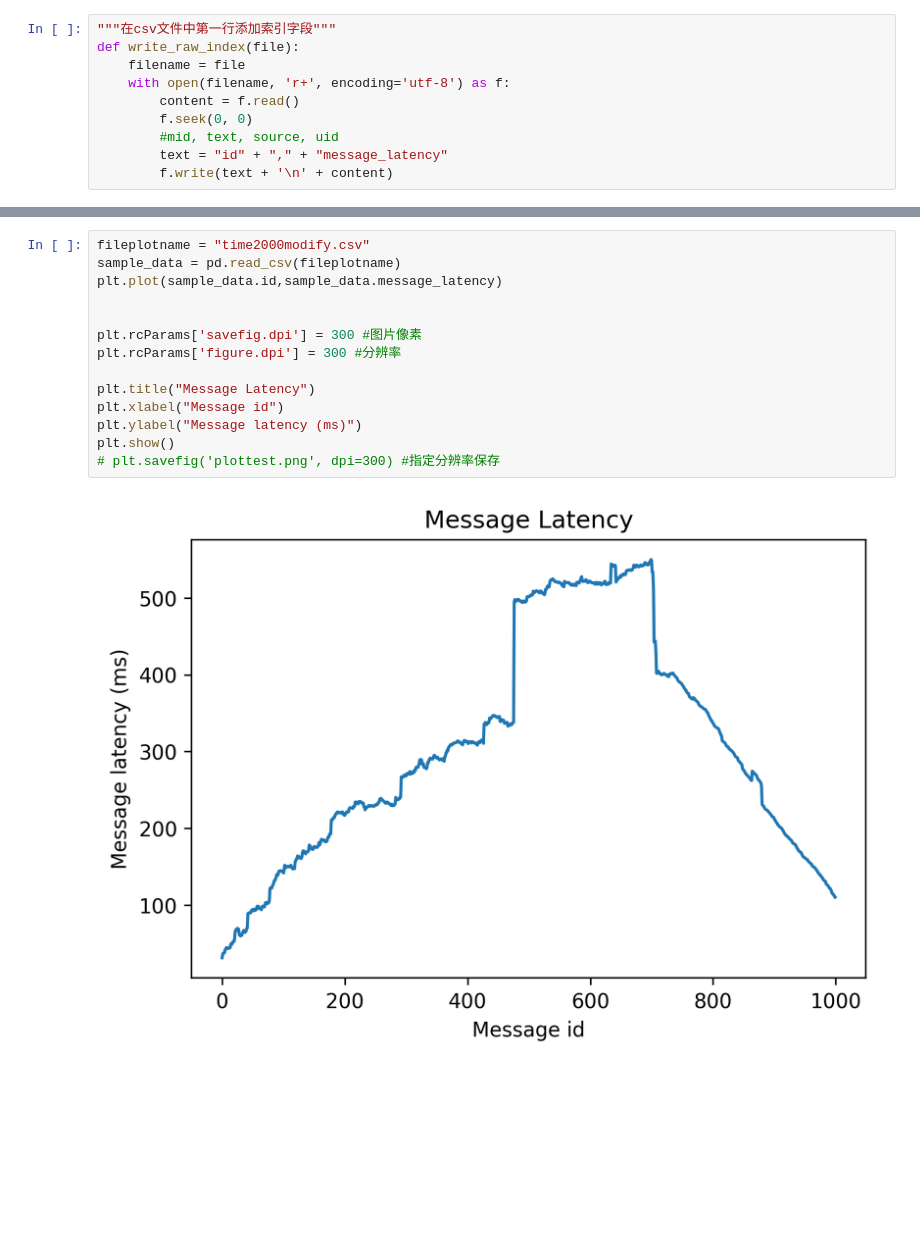
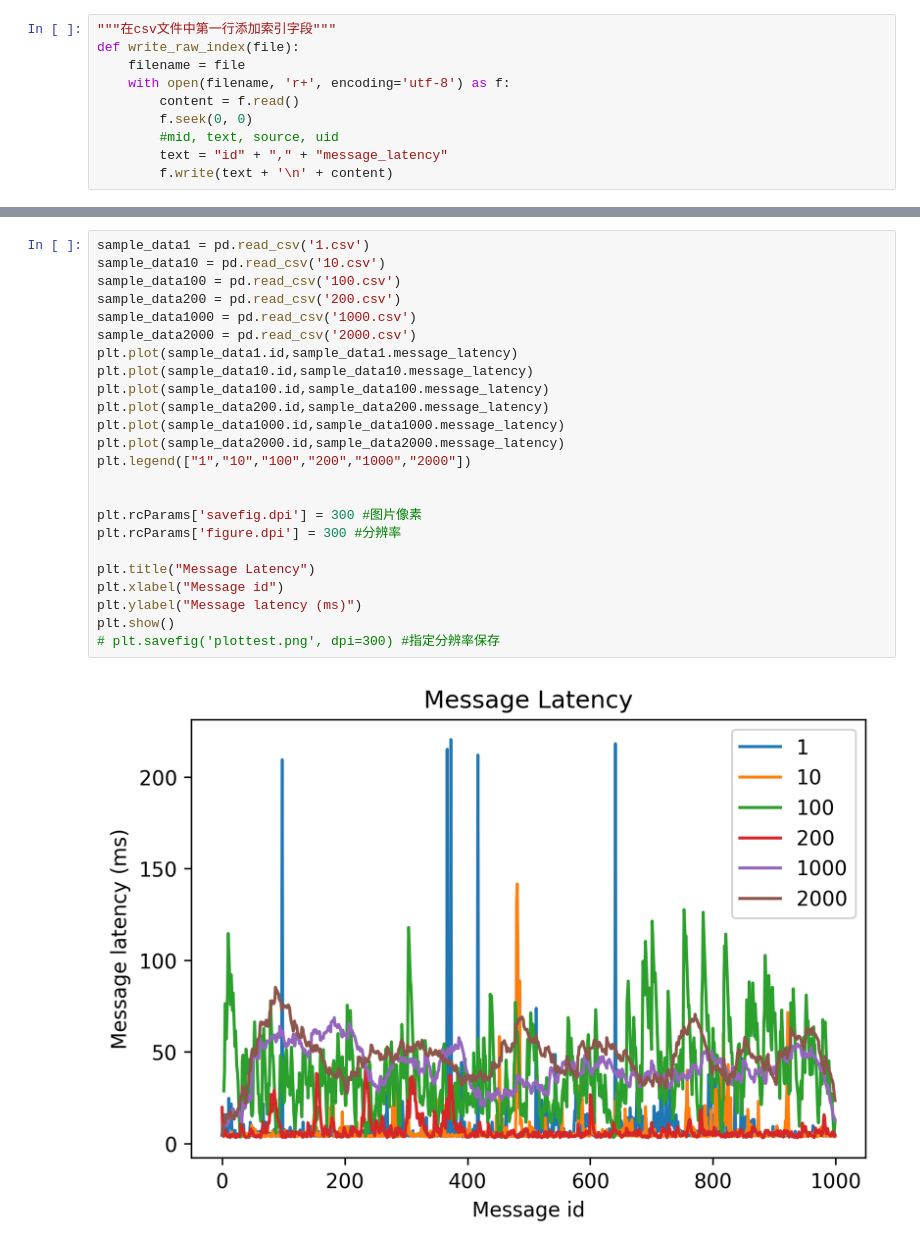
Before and after one commit to chongbin007/Master_project_Chongbin, a Jupyter notebook: experiments/experiment2/ros1_result/csvPlot.ipynb, the cells around one changed output, grey strips where cells are left out. Drawn from its saved outputs; the diff is of its cells as text; blank space fills up the shorter version.

```diff
--- a/experiments/experiment2/ros1_result/csvPlot.ipynb
+++ b/experiments/experiment2/ros1_result/csvPlot.ipynb
@@ -47,16 +64,26 @@ with open(filename,"r+") as f:
 # %%
-fileplotname = "time2000modify.csv"
-sample_data = pd.read_csv(fileplotname)
-plt.plot(sample_data.id,sample_data.message_latency)
+sample_data1 = pd.read_csv('1.csv')
+sample_data10 = pd.read_csv('10.csv')
+sample_data100 = pd.read_csv('100.csv')
+sample_data200 = pd.read_csv('200.csv')
+sample_data1000 = pd.read_csv('1000.csv')
+sample_data2000 = pd.read_csv('2000.csv')
+plt.plot(sample_data1.id,sample_data1.message_latency)
+plt.plot(sample_data10.id,sample_data10.message_latency)
+plt.plot(sample_data100.id,sample_data100.message_latency)
+plt.plot(sample_data200.id,sample_data200.message_latency)
+plt.plot(sample_data1000.id,sample_data1000.message_latency)
+plt.plot(sample_data2000.id,sample_data2000.message_latency)
+plt.legend(["1","10","100","200","1000","2000"])
 
 
 plt.rcParams['savefig.dpi'] = 300 #图片像素
 plt.rcParams['figure.dpi'] = 300 #分辨率
 
 plt.title("Message Latency")
 plt.xlabel("Message id")
 plt.ylabel("Message latency (ms)")
 plt.show()
 # plt.savefig('plottest.png', dpi=300) #指定分辨率保存
 # %% [output]
-[figure, old version]
+[figure, new version]
```
Also changed, not shown: parts of 2 cells of this notebook, 27 other files.
